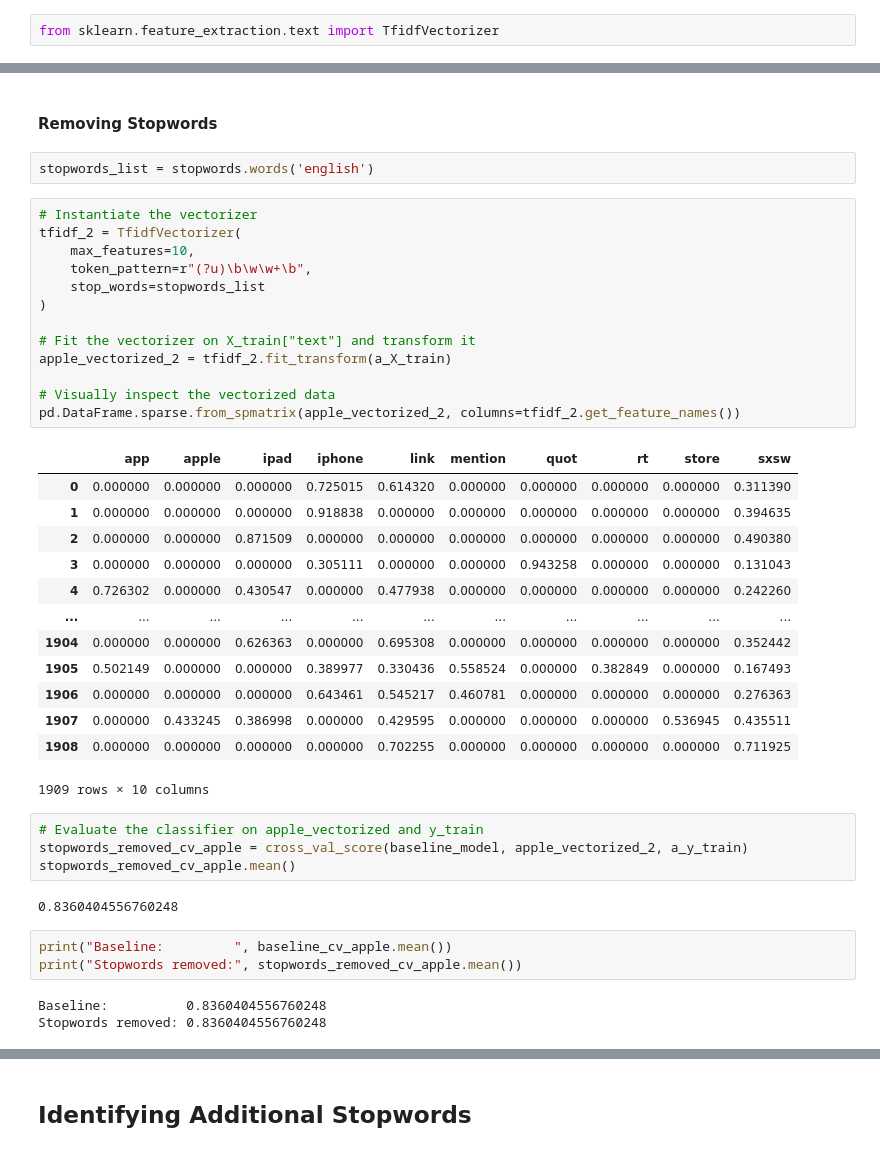
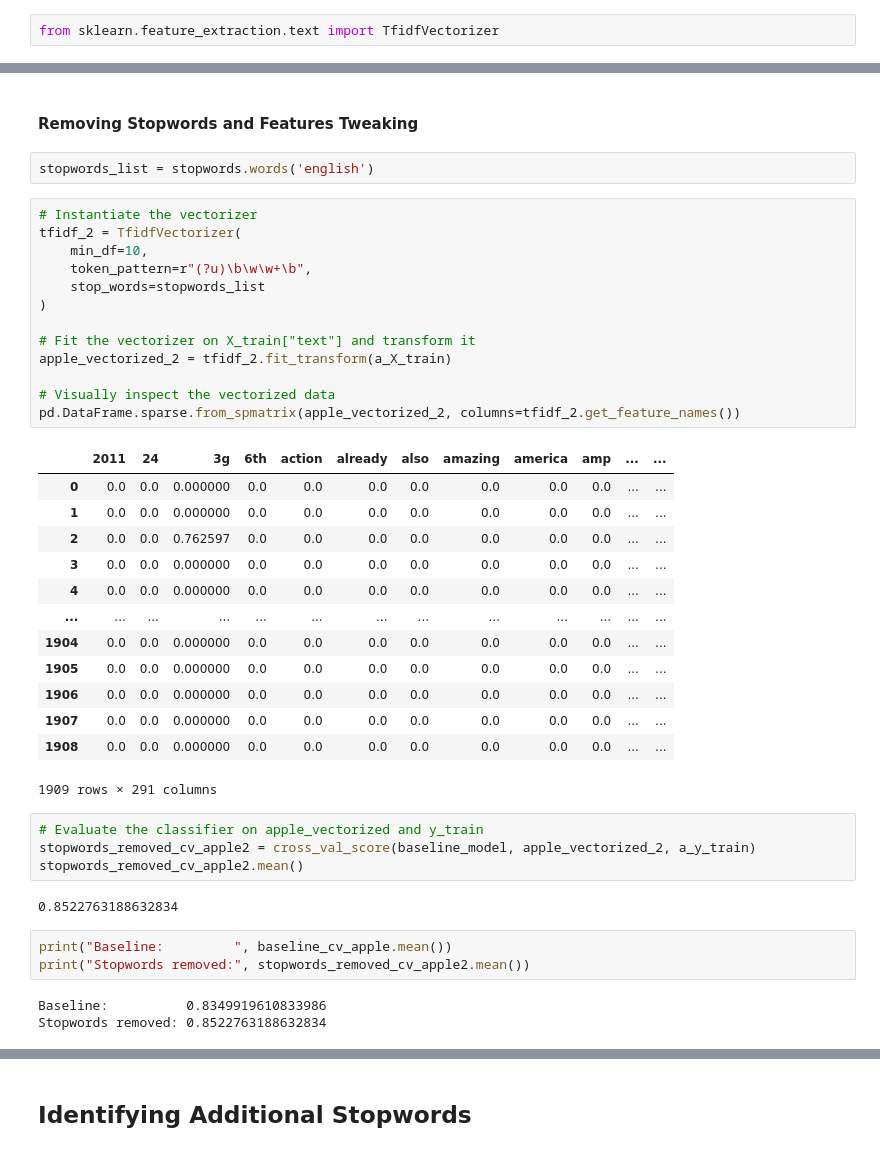
Before and after one commit to anita-camlic/Twitter_Sentiment_Analysis, a Jupyter notebook: working_notebook.ipynb, the cells around one changed output, grey strips where cells are left out. Cells and saved outputs as stored; diff of their text form.

Commit message:
more iterations of model

```diff
--- a/working_notebook.ipynb
+++ b/working_notebook.ipynb
@@ -426,47 +426,47 @@ Negative emotion    0.160162
 Name: emotion, dtype: float64
 # %% [markdown]
-#### Removing Stopwords
+#### Removing Stopwords and Features Tweaking
 # %%
 stopwords_list = stopwords.words('english')
 # %%
 # Instantiate the vectorizer
 tfidf_2 = TfidfVectorizer(
-    max_features=10,
+    min_df=10,
     token_pattern=r"(?u)\b\w\w+\b",
     stop_words=stopwords_list
 )
 
 # Fit the vectorizer on X_train["text"] and transform it
 apple_vectorized_2 = tfidf_2.fit_transform(a_X_train)
 
 # Visually inspect the vectorized data
 pd.DataFrame.sparse.from_spmatrix(apple_vectorized_2, columns=tfidf_2.get_feature_names())
 # %% [output]
-|  | app | apple | ipad | iphone | link | mention | quot | rt | store | sxsw |
-| 0 | 0.000000 | 0.000000 | 0.000000 | 0.725015 | 0.614320 | 0.000000 | 0.000000 | 0.000000 | 0.000000 | 0.311390 |
-| 1 | 0.000000 | 0.000000 | 0.000000 | 0.918838 | 0.000000 | 0.000000 | 0.000000 | 0.000000 | 0.000000 | 0.394635 |
-| 2 | 0.000000 | 0.000000 | 0.871509 | 0.000000 | 0.000000 | 0.000000 | 0.000000 | 0.000000 | 0.000000 | 0.490380 |
-| 3 | 0.000000 | 0.000000 | 0.000000 | 0.305111 | 0.000000 | 0.000000 | 0.943258 | 0.000000 | 0.000000 | 0.131043 |
-| 4 | 0.726302 | 0.000000 | 0.430547 | 0.000000 | 0.477938 | 0.000000 | 0.000000 | 0.000000 | 0.000000 | 0.242260 |
-| ... | ... | ... | ... | ... | ... | ... | ... | ... | ... | ... |
-| 1904 | 0.000000 | 0.000000 | 0.626363 | 0.000000 | 0.695308 | 0.000000 | 0.000000 | 0.000000 | 0.000000 | 0.352442 |
-| 1905 | 0.502149 | 0.000000 | 0.000000 | 0.389977 | 0.330436 | 0.558524 | 0.000000 | 0.382849 | 0.000000 | 0.167493 |
-| 1906 | 0.000000 | 0.000000 | 0.000000 | 0.643461 | 0.545217 | 0.460781 | 0.000000 | 0.000000 | 0.000000 | 0.276363 |
-| 1907 | 0.000000 | 0.433245 | 0.386998 | 0.000000 | 0.429595 | 0.000000 | 0.000000 | 0.000000 | 0.536945 | 0.435511 |
-| 1908 | 0.000000 | 0.000000 | 0.000000 | 0.000000 | 0.702255 | 0.000000 | 0.000000 | 0.000000 | 0.000000 | 0.711925 |
+|  | 2011 | 24 | 3g | 6th | action | already | also | amazing | america | amp | ... | ... |
+| 0 | 0.0 | 0.0 | 0.000000 | 0.0 | 0.0 | 0.0 | 0.0 | 0.0 | 0.0 | 0.0 | ... | ... |
+| 1 | 0.0 | 0.0 | 0.000000 | 0.0 | 0.0 | 0.0 | 0.0 | 0.0 | 0.0 | 0.0 | ... | ... |
+| 2 | 0.0 | 0.0 | 0.762597 | 0.0 | 0.0 | 0.0 | 0.0 | 0.0 | 0.0 | 0.0 | ... | ... |
+| 3 | 0.0 | 0.0 | 0.000000 | 0.0 | 0.0 | 0.0 | 0.0 | 0.0 | 0.0 | 0.0 | ... | ... |
+| 4 | 0.0 | 0.0 | 0.000000 | 0.0 | 0.0 | 0.0 | 0.0 | 0.0 | 0.0 | 0.0 | ... | ... |
+| ... | ... | ... | ... | ... | ... | ... | ... | ... | ... | ... | ... | ... |
+| 1904 | 0.0 | 0.0 | 0.000000 | 0.0 | 0.0 | 0.0 | 0.0 | 0.0 | 0.0 | 0.0 | ... | ... |
+| 1905 | 0.0 | 0.0 | 0.000000 | 0.0 | 0.0 | 0.0 | 0.0 | 0.0 | 0.0 | 0.0 | ... | ... |
+| 1906 | 0.0 | 0.0 | 0.000000 | 0.0 | 0.0 | 0.0 | 0.0 | 0.0 | 0.0 | 0.0 | ... | ... |
+| 1907 | 0.0 | 0.0 | 0.000000 | 0.0 | 0.0 | 0.0 | 0.0 | 0.0 | 0.0 | 0.0 | ... | ... |
+| 1908 | 0.0 | 0.0 | 0.000000 | 0.0 | 0.0 | 0.0 | 0.0 | 0.0 | 0.0 | 0.0 | ... | ... |
-1909 rows × 10 columns
+1909 rows × 291 columns
 # %%
 # Evaluate the classifier on apple_vectorized and y_train
-stopwords_removed_cv_apple = cross_val_score(baseline_model, apple_vectorized_2, a_y_train)
-stopwords_removed_cv_apple.mean()
+stopwords_removed_cv_apple2 = cross_val_score(baseline_model, apple_vectorized_2, a_y_train)
+stopwords_removed_cv_apple2.mean()
 # %% [output]
-0.8360404556760248
+0.8522763188632834
 # %%
 print("Baseline:         ", baseline_cv_apple.mean())
-print("Stopwords removed:", stopwords_removed_cv_apple.mean())
+print("Stopwords removed:", stopwords_removed_cv_apple2.mean())
 # %% [output]
-Baseline:          0.8360404556760248
-Stopwords removed: 0.8360404556760248
+Baseline:          0.8349919610833986
+Stopwords removed: 0.8522763188632834
 # %%
 google_vectorized_2 = tfidf_2.fit_transform(g_X_train)
 pd.DataFrame.sparse.from_spmatrix(google_vectorized_2, columns=tfidf_2.get_feature_names())
```
Also changed, not shown: parts of 42 cells of this notebook.
